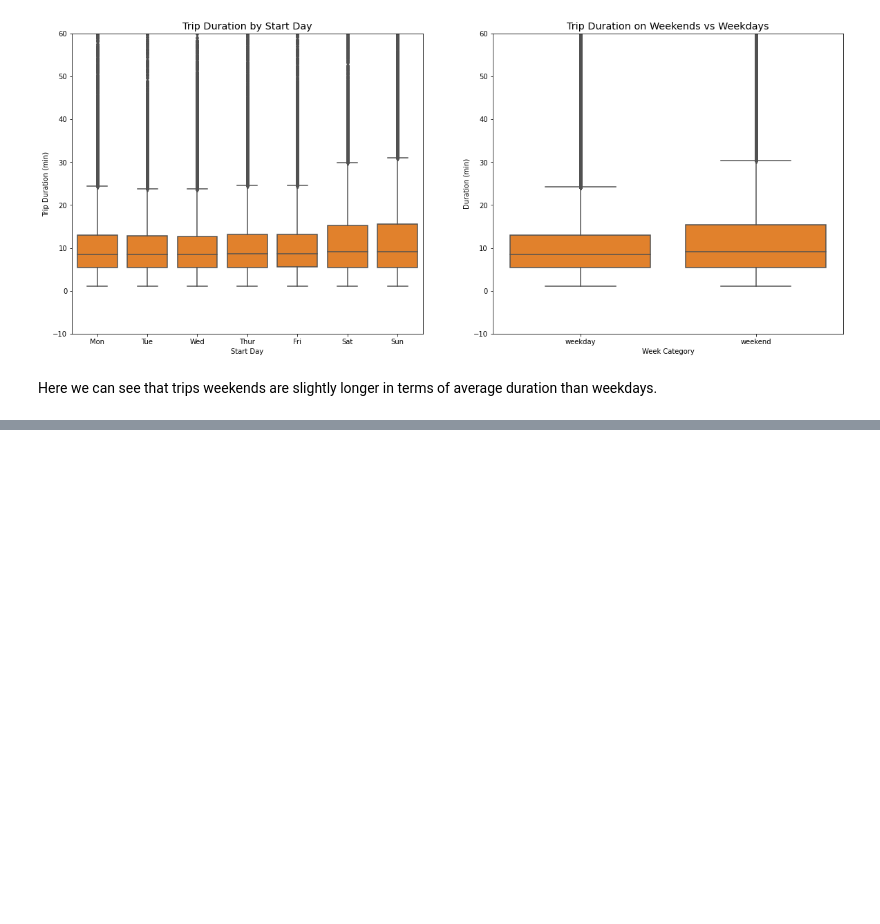
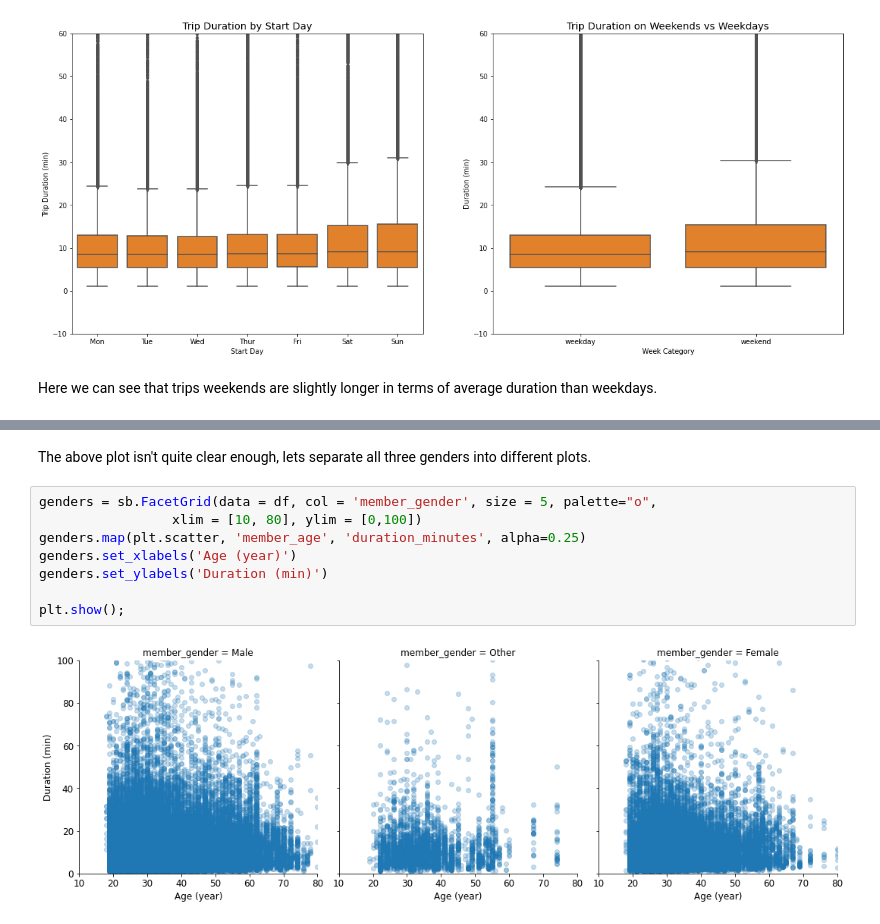
Before and after one commit to PatrickEmmanuel/Ford-Go-Bike-Data-Exploration-and-Analysis, a Jupyter notebook: Part_1-Ford-Go-Bike-System-Data-Exploration-and-Visualization.ipynb, the cells around one changed output, grey strips where cells are left out. Cells and saved outputs as stored; diff of their text form; blank space fills up the shorter version.

```diff
--- a/Part_1-Ford-Go-Bike-System-Data-Exploration-and-Visualization.ipynb
+++ b/Part_1-Ford-Go-Bike-System-Data-Exploration-and-Visualization.ipynb
@@ -336,0 +364,12 @@ Here we can see that trips weekends are slightly longer in terms of average dura
+# %% [markdown]
+The above plot isn't quite clear enough, lets separate all three genders into different plots.
+# %%
+genders = sb.FacetGrid(data = df, col = 'member_gender', size = 5, palette="o",
+                 xlim = [10, 80], ylim = [0,100])
+genders.map(plt.scatter, 'member_age', 'duration_minutes', alpha=0.25)
+genders.set_xlabels('Age (year)')
+genders.set_ylabels('Duration (min)')
+
+plt.show();
+# %% [output]
+[figure, added]
```
Also changed, not shown: parts of 15 cells of this notebook.
